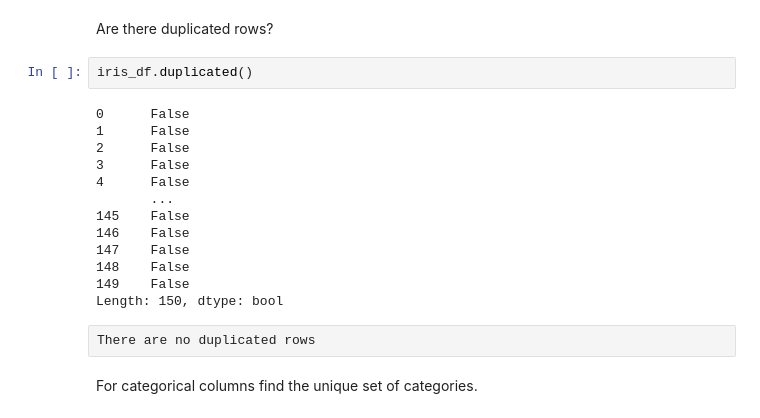
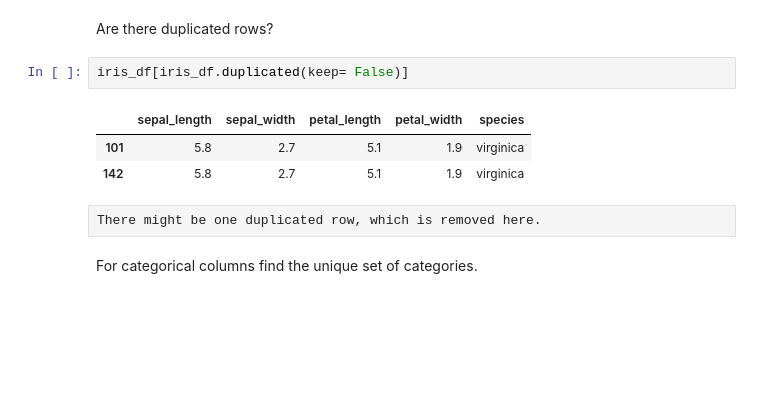
Before and after one commit to ecstowe/AFS505_u2, a Jupyter notebook: Stowe_L08-Seaborn-Practice.ipynb, the cells around one changed output. Saved outputs shown, nothing was run; the diff lists cells and outputs as text; blank space fills up the shorter version.

```diff
--- a/Stowe_L08-Seaborn-Practice.ipynb
+++ b/Stowe_L08-Seaborn-Practice.ipynb
@@ -93,22 +89,13 @@ There are no missing values
 # %% [markdown]
 Are there duplicated rows?
 # %%
-iris_df.duplicated()
+iris_df[iris_df.duplicated(keep= False)]
 # %% [output]
-0      False
-1      False
-2      False
-3      False
-4      False
-       ...
-145    False
-146    False
-147    False
-148    False
-149    False
-Length: 150, dtype: bool
+|  | sepal_length | sepal_width | petal_length | petal_width | species |
+| 101 | 5.8 | 2.7 | 5.1 | 1.9 | virginica |
+| 142 | 5.8 | 2.7 | 5.1 | 1.9 | virginica |
-# %% [raw]
-There are no duplicated rows
+# %% [raw]
+There might be one duplicated row, which is removed here.
 # %% [markdown]
 For categorical columns find the unique set of categories.
 # %%
```
Also changed, not shown: parts of 10 cells of this notebook, 3 other files.
